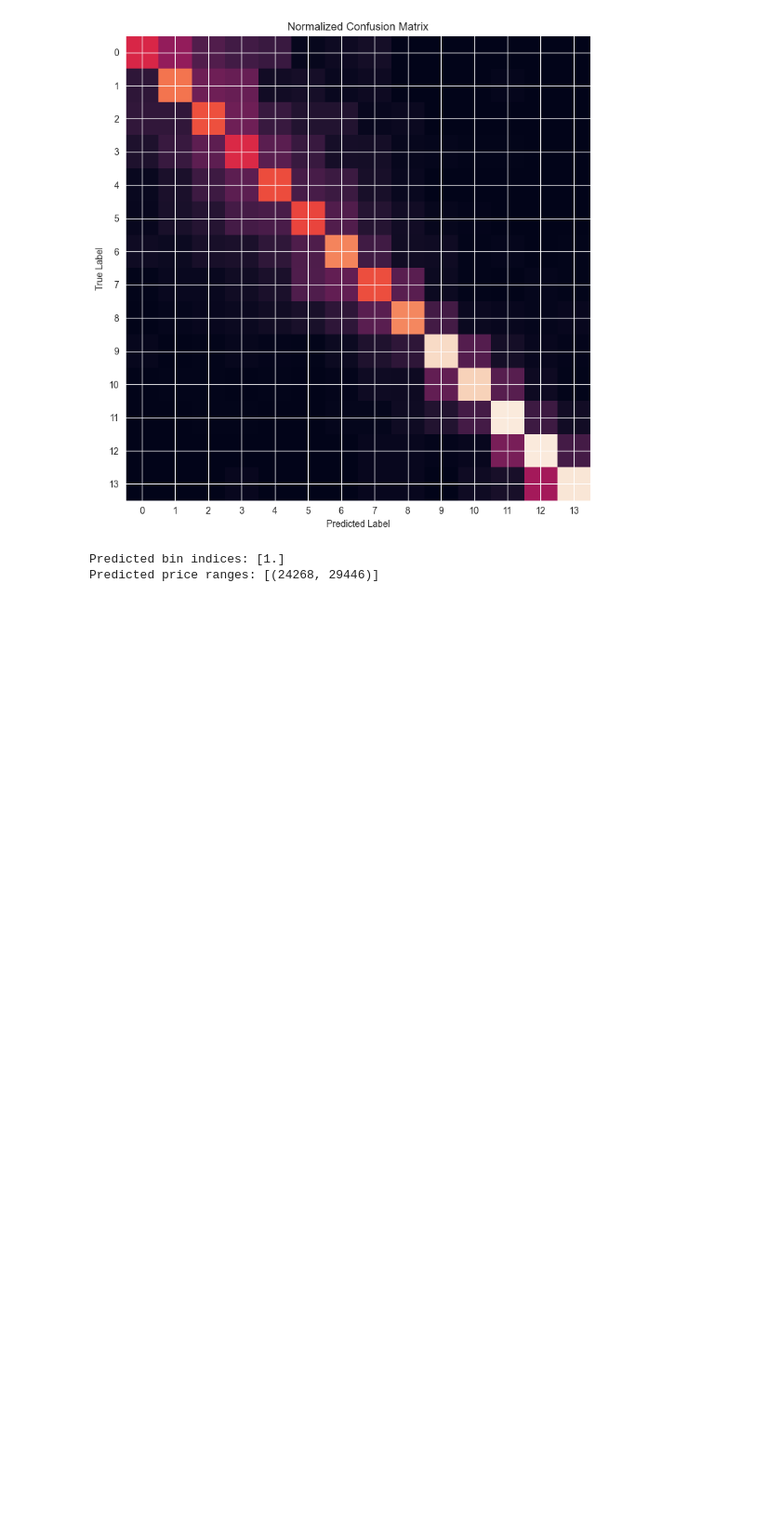
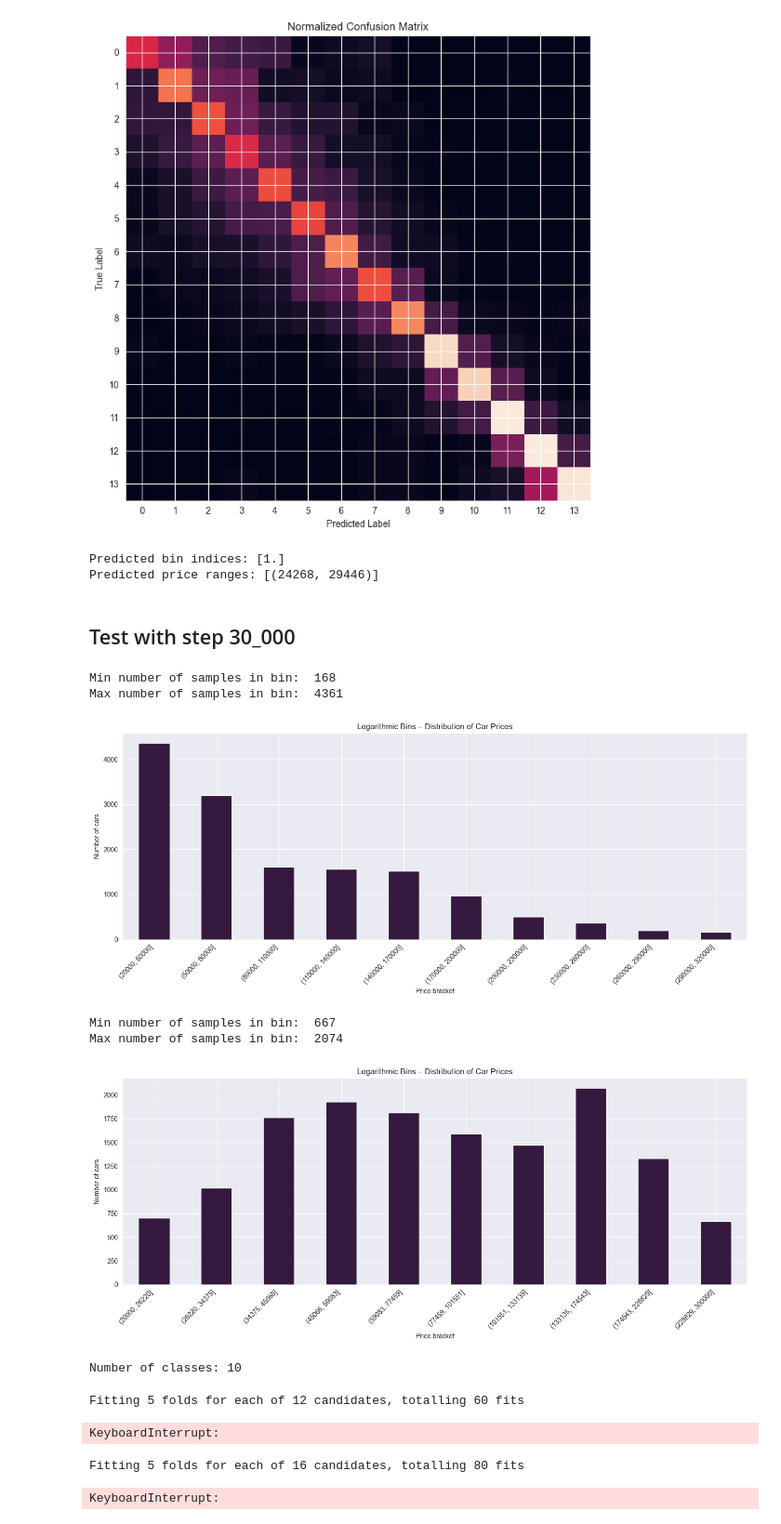
Before and after one commit to Advanced-Data-Mining/Otomoto_data_mining, a Jupyter notebook: models/tfidf_model.ipynb, the cells around one changed output. Shown at 93% size. Cells and saved outputs as stored; diff of their text form; code cells hidden in the pictures; blank space fills up the shorter version.

Commit message:
update tfidf_model.ipynb - add new tests

```diff
--- a/models/tfidf_model.ipynb
+++ b/models/tfidf_model.ipynb
@@ -214,3 +214,27 @@ print("Predicted price ranges:", [bin_to_range(log_bins, b) for b in pred_bins])
 # %% [output]
 Predicted bin indices: [1.]
 Predicted price ranges: [(24268, 29446)]
+# %% [markdown]
+## Test with step 30_000
+# %%
+df, lin_bins, log_bins = preprocessing(clean_df, step = 30_000, min_price = 20_000, max_price = 300_000)
+prices = df["price_pln"].values
+
+# --- linear bins ---
+plot_hist(df, bins=lin_bins, title="Linear Bins – Distribution of Car Prices",
+          xlabel="Number of cars", ylabel="Linear Bins")
+
+# --- logarithmic bins ---
+plot_hist(df, bins=log_bins, title="Logarithmic Bins – Distribution of Car Prices",
+          xlabel="Number of cars", ylabel="Logarithmic Bins")
+# %% [output]
+Min number of samples in bin:  168
+Max number of samples in bin:  4361
+[figure, added]
+Min number of samples in bin:  667
+Max number of samples in bin:  2074
+[figure, added]
+# %%
+X_train, X_test, y_train, y_test = custom_train_test_split(df, log_bins, test_size=0.2, random_state=42)
+# %% [output]
+Number of classes: 10
@@ -216,0 +257,51 @@ Predicted price ranges: [(24268, 29446)]
+# %%
+# --- 6) grid search ---
+cv = StratifiedKFold(n_splits=5, shuffle=True, random_state=42)
+
+param_grid = {
+    "clf__max_depth": [6, 10, 20, None],
+    "clf__min_samples_leaf": [1, 3, 5]
+}
+
+
+grid = GridSearchCV(
+    pipeline,
+    param_grid,
+    cv=cv,
+    scoring='accuracy',
+    verbose=2,
+    n_jobs=1,        # set to 1 to avoid loky worker issues; change if you have stable multiprocessing
+    refit=True
+)
+
+grid.fit(X_train, y_train)
+
+print("Best params:", grid.best_params_)
+print("Best CV score (mean accuracy):", grid.best_score_)
+# %% [output]
+Fitting 5 folds for each of 12 candidates, totalling 60 fits
+KeyboardInterrupt:
+# %%
+# --- 6 b) grid search ---
+
+with open("../utils/polish_stopwords.txt", "r") as f:
+    polish_stopwords = [word.strip() for word in f]   # <- LIST, not SET
+
+
+pipeline = Pipeline([
+    ("tfidf", TfidfVectorizer(max_features=20000, ngram_range=(1,2), min_df=3, stop_words=polish_stopwords)),
+    ("clf", LogisticRegression(max_iter=5000, class_weight='balanced'))
+])
+
+param_grid = {
+    "tfidf__max_features": [10000, 20000],
+    "tfidf__ngram_range": [(1,1), (1,2)],
+    "clf__C": [0.01, 0.1, 1, 10]
+}
+
+grid = GridSearchCV(pipeline, param_grid, cv=StratifiedKFold(5), n_jobs=1, scoring='accuracy', verbose=2)
+grid.fit(X_train, y_train)
+print("best", grid.best_score_, grid.best_params_)
+# %% [output]
+Fitting 5 folds for each of 16 candidates, totalling 80 fits
+KeyboardInterrupt:
```
Also changed, not shown: parts of 19 cells of this notebook.
